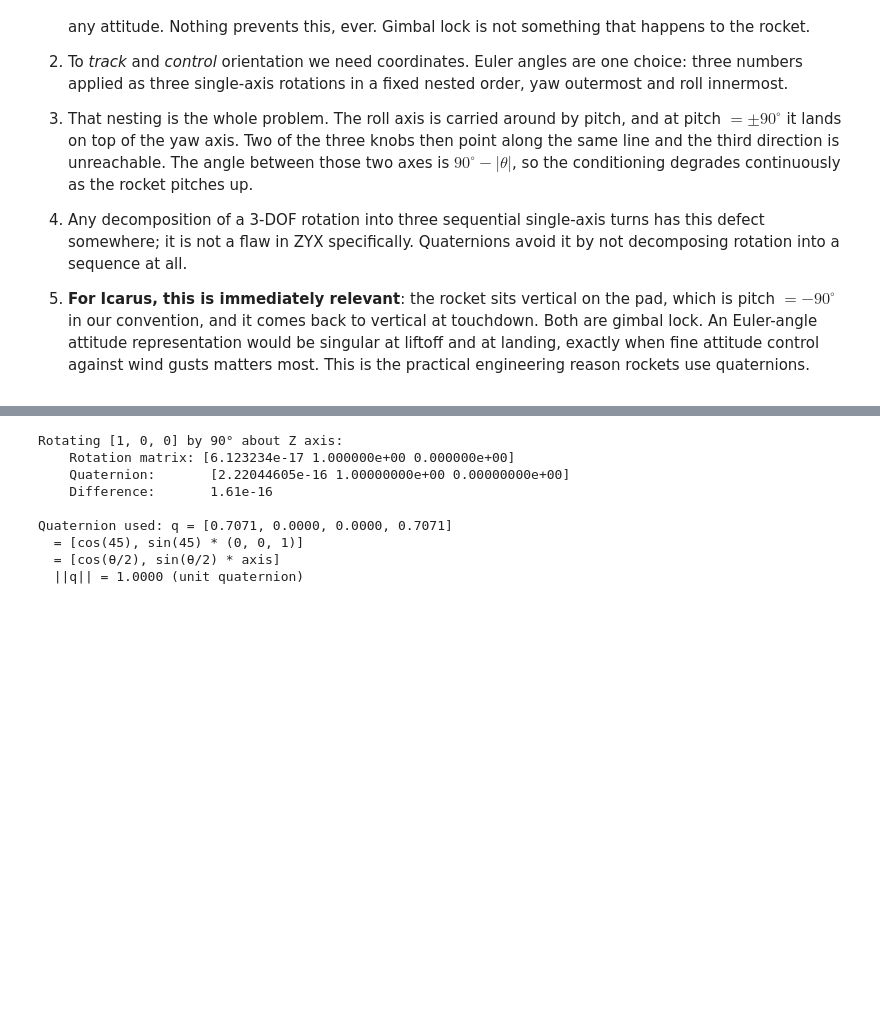
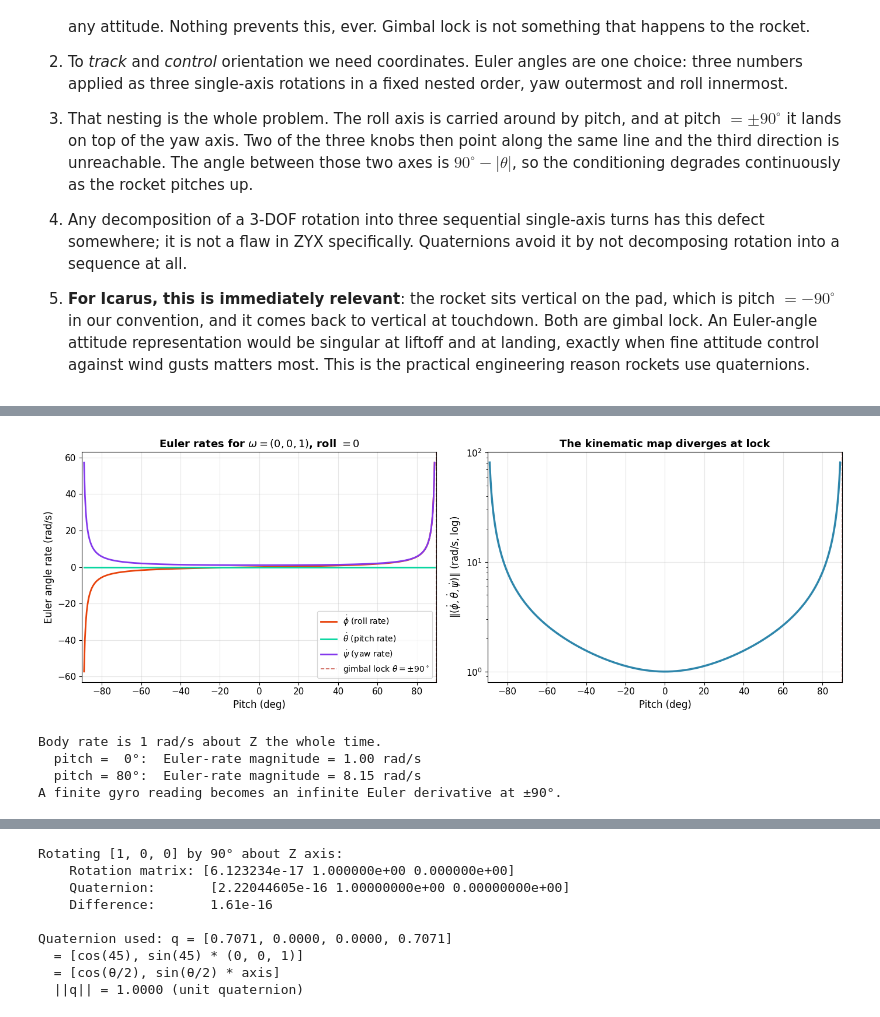
Before and after one commit to abhi-kirk/ARES-Icarus, a Jupyter notebook: learn-rocket-dynamics/02_rotations.ipynb, the cells around one changed output, grey strips where cells are left out. Drawn from its saved outputs; the diff is of its cells as text; code cells hidden in the pictures; blank space fills up the shorter version.

```diff
--- a/learn-rocket-dynamics/02_rotations.ipynb
+++ b/learn-rocket-dynamics/02_rotations.ipynb
@@ -748,2 +789,50 @@ worst where the roll and yaw axes are most nearly aligned.
+# %%
+# How large a body-Z rate looks in Euler coordinates, as pitch approaches lock.
+# omega = (0, 0, 1) rad/s, roll = 0  =>  phi_dot = tan(theta), psi_dot = 1/cos(theta)
+
+omega = np.array([0.0, 0.0, 1.0])
+roll = 0.0
+pitch_range = np.radians(np.linspace(-89.0, 89.0, 400))
+
+rates = np.array([euler_angle_rates(omega, roll, pitch) for pitch in pitch_range])
+roll_dot, pitch_dot, yaw_dot = rates.T
+rate_mag = np.linalg.norm(rates, axis=1)
+
+fig, (ax_left, ax_right) = plt.subplots(1, 2, figsize=(14, 5))
+
+ax_left.plot(np.degrees(pitch_range), roll_dot, color=C_ACCENT, lw=2.0, label=r'$\dot{\phi}$ (roll rate)')
+ax_left.plot(np.degrees(pitch_range), pitch_dot, color=C_GREEN, lw=2.0, label=r'$\dot{\theta}$ (pitch rate)')
+ax_left.plot(np.degrees(pitch_range), yaw_dot, color=C_ACCENT2, lw=2.0, label=r'$\dot{\psi}$ (yaw rate)')
+ax_left.axvline(-90, color=C_RED, ls='--', lw=1.2, alpha=0.8)
+ax_left.axvline(90, color=C_RED, ls='--', lw=1.2, alpha=0.8, label=r'gimbal lock $\theta = \pm 90^\circ$')
+ax_left.set_xlabel('Pitch (deg)', fontsize=12)
+ax_left.set_ylabel('Euler angle rate (rad/s)', fontsize=12)
+ax_left.set_title(r'Euler rates for $\omega = (0,0,1)$, roll $= 0$', fontsize=13, fontweight='bold')
+ax_left.legend(fontsize=10)
+ax_left.set_xlim(-90, 90)
+
+ax_right.semilogy(np.degrees(pitch_range), rate_mag, color=C_BODY, lw=2.5)
+ax_right.axvline(-90, color=C_RED, ls='--', lw=1.2, alpha=0.8)
+ax_right.axvline(90, color=C_RED, ls='--', lw=1.2, alpha=0.8)
+ax_right.set_xlabel('Pitch (deg)', fontsize=12)
+ax_right.set_ylabel(r'$\|(\dot{\phi},\dot{\theta},\dot{\psi})\|$ (rad/s, log)', fontsize=12)
+ax_right.set_title('The kinematic map diverges at lock', fontsize=13, fontweight='bold')
+ax_right.set_xlim(-90, 90)
+
+plt.tight_layout()
+plt.show()
+
+i0 = np.argmin(np.abs(pitch_range - 0.0))
+i80 = np.argmin(np.abs(pitch_range - np.radians(80.0)))
+print(f'Body rate is 1 rad/s about Z the whole time.')
+print(f'  pitch =  0°:  Euler-rate magnitude = {rate_mag[i0]:.2f} rad/s')
+print(f'  pitch = 80°:  Euler-rate magnitude = {rate_mag[i80]:.2f} rad/s')
+print('A finite gyro reading becomes an infinite Euler derivative at ±90°.')
+# %% [output]
+[figure, added]
+Body rate is 1 rad/s about Z the whole time.
+  pitch =  0°:  Euler-rate magnitude = 1.00 rad/s
+  pitch = 80°:  Euler-rate magnitude = 8.15 rad/s
+A finite gyro reading becomes an infinite Euler derivative at ±90°.
 # %% [markdown]
 ---
```
Also changed, not shown: parts of 21 cells of this notebook, 5 other files.
